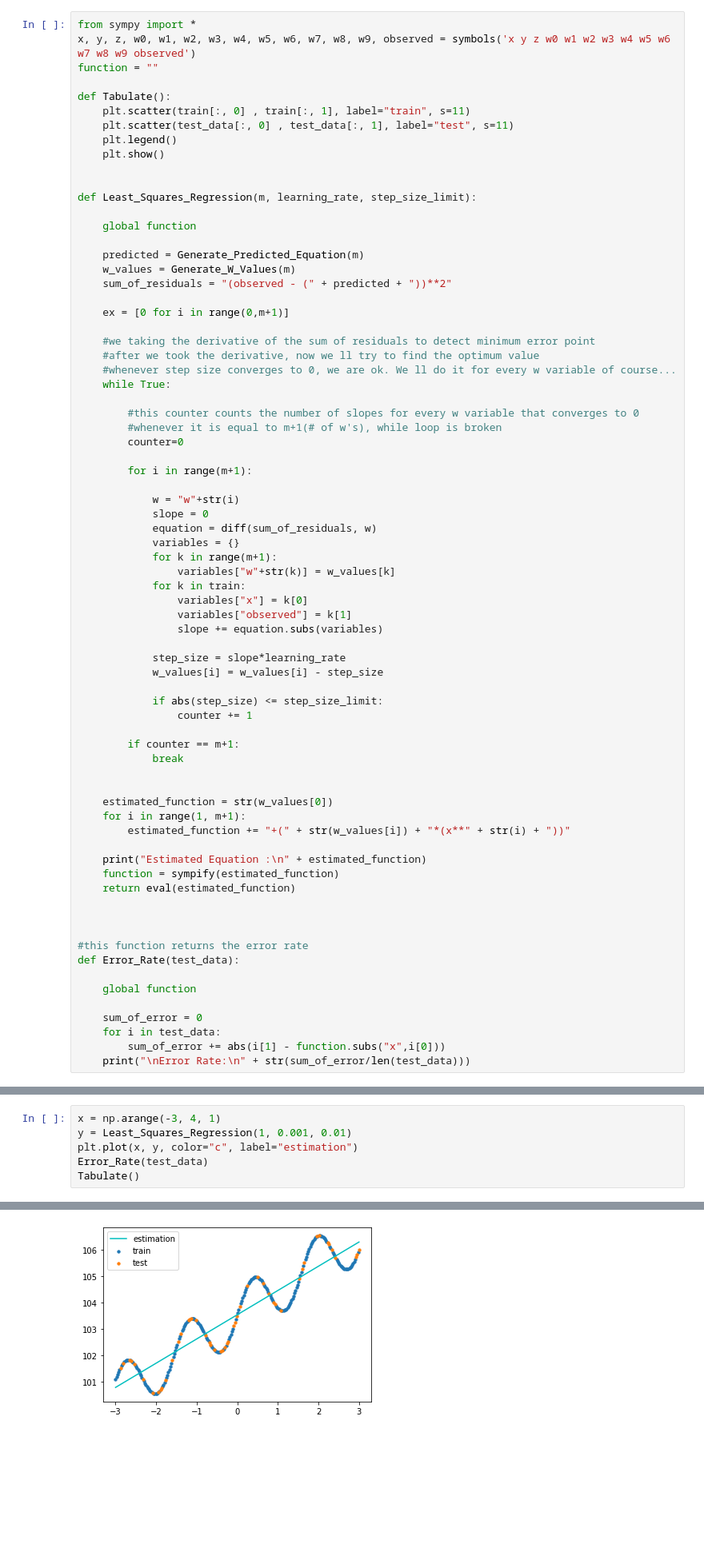
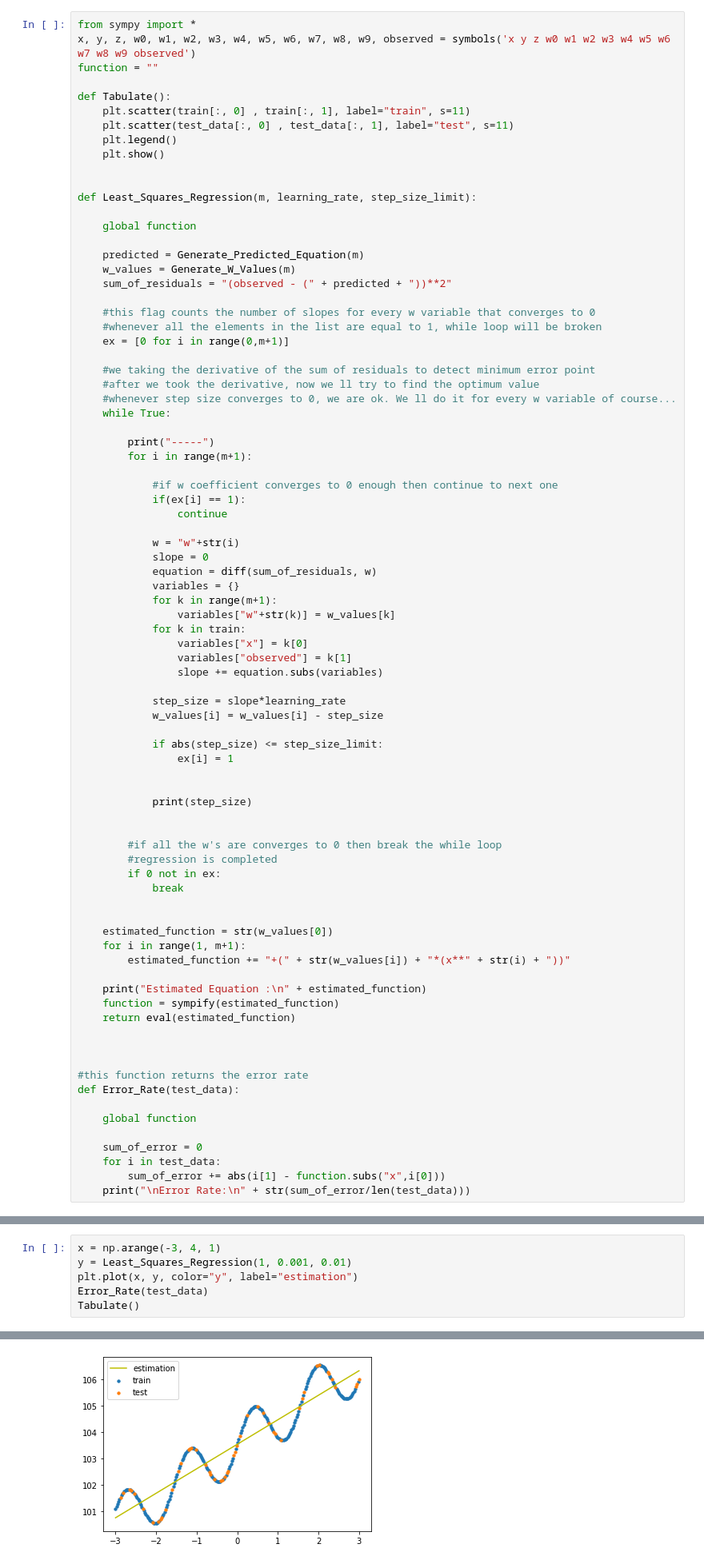
Before and after one commit to Urahs/as2, a Jupyter notebook: HW2_V2.ipynb, the cells around one changed output, grey strips where cells are left out. Shown: that part at 80% size. Saved outputs shown, nothing was run; the diff lists cells and outputs as text; blank space fills up the shorter version.

```diff
--- a/HW2_V2.ipynb
+++ b/HW2_V2.ipynb
@@ -177,6 +177,8 @@ def Least_Squares_Regression(m, learning_rate, step_size_limit):
     w_values = Generate_W_Values(m)
     sum_of_residuals = "(observed - (" + predicted + "))**2"
 
+    #this flag counts the number of slopes for every w variable that converges to 0
+    #whenever all the elements in the list are equal to 1, while loop will be broken
     ex = [0 for i in range(0,m+1)]
 
     #we taking the derivative of the sum of residuals to detect minimum error point
@@ -184,11 +186,12 @@ def Least_Squares_Regression(m, learning_rate, step_size_limit):
     #whenever step size converges to 0, we are ok. We ll do it for every w variable of course...
     while True:
 
-        #this counter counts the number of slopes for every w variable that converges to 0
-        #whenever it is equal to m+1(# of w's), while loop is broken
-        counter=0
+        print("-----")
+        for i in range(m+1):
 
-        for i in range(m+1):
+            #if w coefficient converges to 0 enough then continue to next one
+            if(ex[i] == 1):
+                continue
 
             w = "w"+str(i)
             slope = 0
@@ -205,9 +208,15 @@ def Least_Squares_Regression(m, learning_rate, step_size_limit):
             w_values[i] = w_values[i] - step_size
 
             if abs(step_size) <= step_size_limit:
-                counter += 1
+                ex[i] = 1
 
-        if counter == m+1:
+
+            print(step_size)
+
+
+        #if all the w's are converges to 0 then break the while loop
+        #regression is completed
+        if 0 not in ex:
             break
 
 
@@ -235,7 +244,7 @@ def Error_Rate(test_data):
 # %%
 x = np.arange(-3, 4, 1)
 y = Least_Squares_Regression(1, 0.001, 0.01)
-plt.plot(x, y, color="c", label="estimation")
+plt.plot(x, y, color="y", label="estimation")
 Error_Rate(test_data)
 Tabulate()
 # %% [output]
@@ -247,4 +268,4 @@ Error Rate:
-[figure, old version]
+[figure, new version]
 # %% [markdown]
 ## M = 3
 # %%
```
Also changed, not shown: parts of 2 cells of this notebook.
